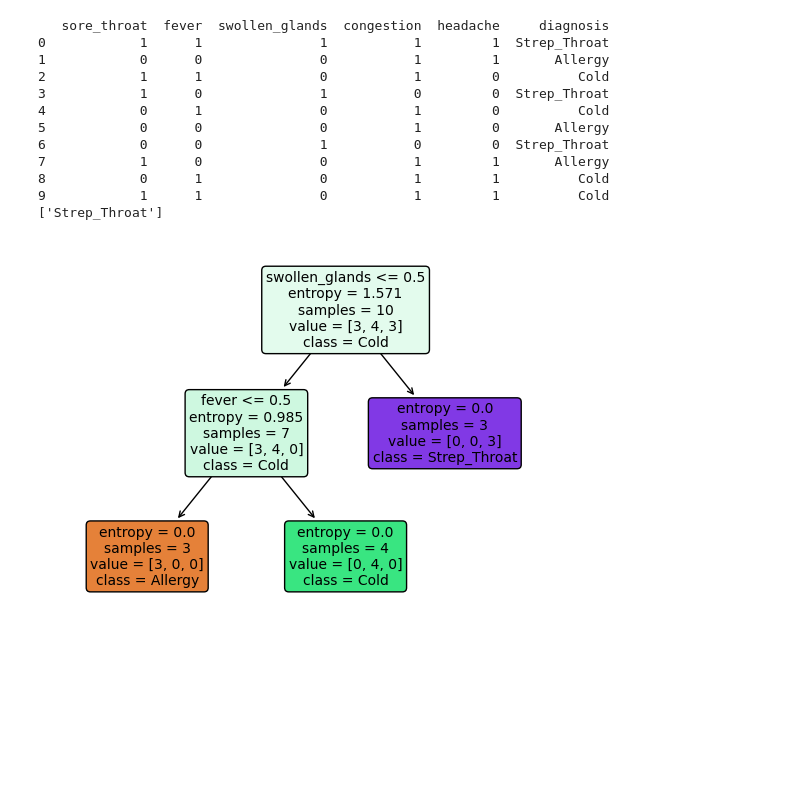
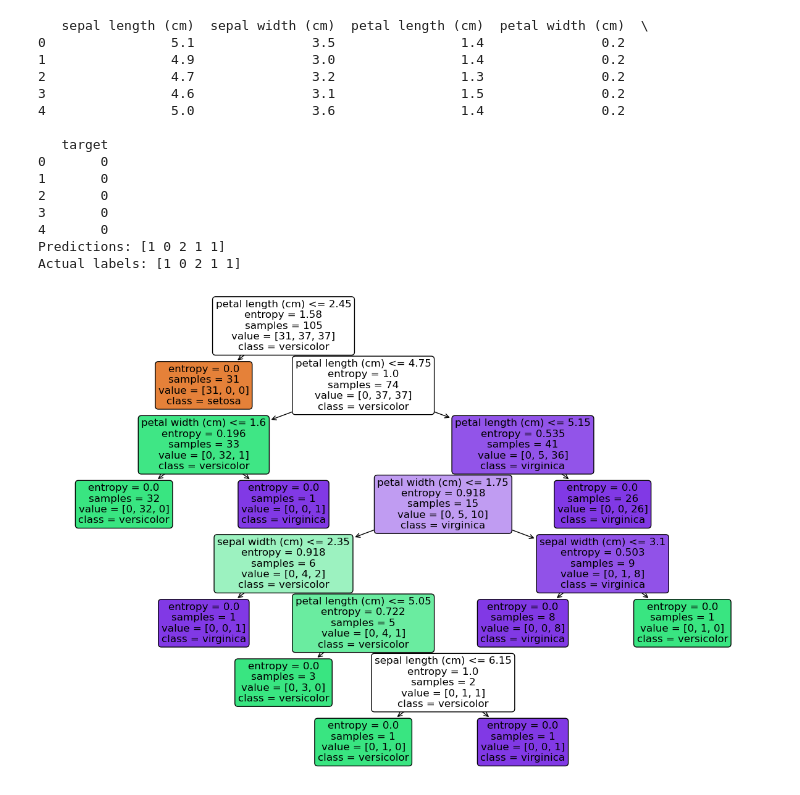
Before and after one commit to abhxi-r-s/MCA, a Jupyter notebook: Sem 3/Data Science/LAB PROGRAM/Exercise7.ipynb, the cells around one changed output. Saved outputs shown, nothing was run; the diff lists cells and outputs as text; code cells hidden in the pictures; blank space fills up the shorter version.

```diff
--- a/Sem 3/Data Science/LAB PROGRAM/Exercise7.ipynb
+++ b/Sem 3/Data Science/LAB PROGRAM/Exercise7.ipynb
@@ -1,42 +1,53 @@
 # %%
-from sklearn.tree import DecisionTreeClassifier
+from sklearn.datasets import load_iris
+from sklearn.tree import DecisionTreeClassifier, plot_tree
+from sklearn.model_selection import train_test_split
+import matplotlib.pyplot as plt
 import pandas as pd
-from sklearn import metrics
-from sklearn import tree
-import matplotlib.pyplot as plt
-from sklearn.model_selection import train_test_split
-from sklearn.tree import DecisionTreeClassifier
 
-iris=pd.read_csv("test1.csv")
-print(iris)
+iris = load_iris()
 
-X=iris[['sore_throat','fever','swollen_glands','congestion','headache']]
-y=iris[['diagnosis']]
+df = pd.DataFrame(data=iris.data, columns=iris.feature_names)
+df['target'] = iris.target
 
-fname=['sore_throat','fever','swollen_glands','congestion','headache']
-tname=['Allergy','Cold','sore_throat']
+print(df.head())
 
-clf = DecisionTreeClassifier(criterion="entropy")
-clf = clf.fit(X,y)
+X = df[iris.feature_names]
+y = df['target']
 
-newcase=[[0,0,1,0,0]]
-y_new=clf.predict(newcase)
-print(y_new)
+X_train, X_test, y_train, y_test = train_test_split(X, y, test_size=0.3, random_state=42)
 
-plt.figure()
-tree.plot_tree(clf,fontsize=10,filled=True,rounded=True,class_names=tname,feature_names=fname)
+clf = DecisionTreeClassifier(criterion="entropy", random_state=42)
+
+clf.fit(X_train, y_train)
+
+y_pred = clf.predict(X_test)
+
+print("Predictions:", y_pred[:5])
+print("Actual labels:", y_test.values[:5])
+
+plt.figure(figsize=(15,10))
+plot_tree(clf,
+          feature_names=iris.feature_names,
+          class_names=iris.target_names,
+          filled=True,
+          rounded=True,
+          fontsize=12)
 plt.show()
 # %% [output]
-   sore_throat  fever  swollen_glands  congestion  headache     diagnosis
-0            1      1               1           1         1  Strep_Throat
-1            0      0               0           1         1       Allergy
-2            1      1               0           1         0          Cold
-3            1      0               1           0         0  Strep_Throat
-4            0      1               0           1         0          Cold
-5            0      0               0           1         0       Allergy
-6            0      0               1           0         0  Strep_Throat
-7            1      0               0           1         1       Allergy
-8            0      1               0           1         1          Cold
-9            1      1               0           1         1          Cold
-['Strep_Throat']
+   sepal length (cm)  sepal width (cm)  petal length (cm)  petal width (cm)  \
+0                5.1               3.5                1.4               0.2
+1                4.9               3.0                1.4               0.2
+2                4.7               3.2                1.3               0.2
+3                4.6               3.1                1.5               0.2
+4                5.0               3.6                1.4               0.2
+
+   target
+0       0
+1       0
+2       0
+3       0
+4       0
+Predictions: [1 0 2 1 1]
+Actual labels: [1 0 2 1 1]
-[figure, old version]
+[figure, new version]
```
